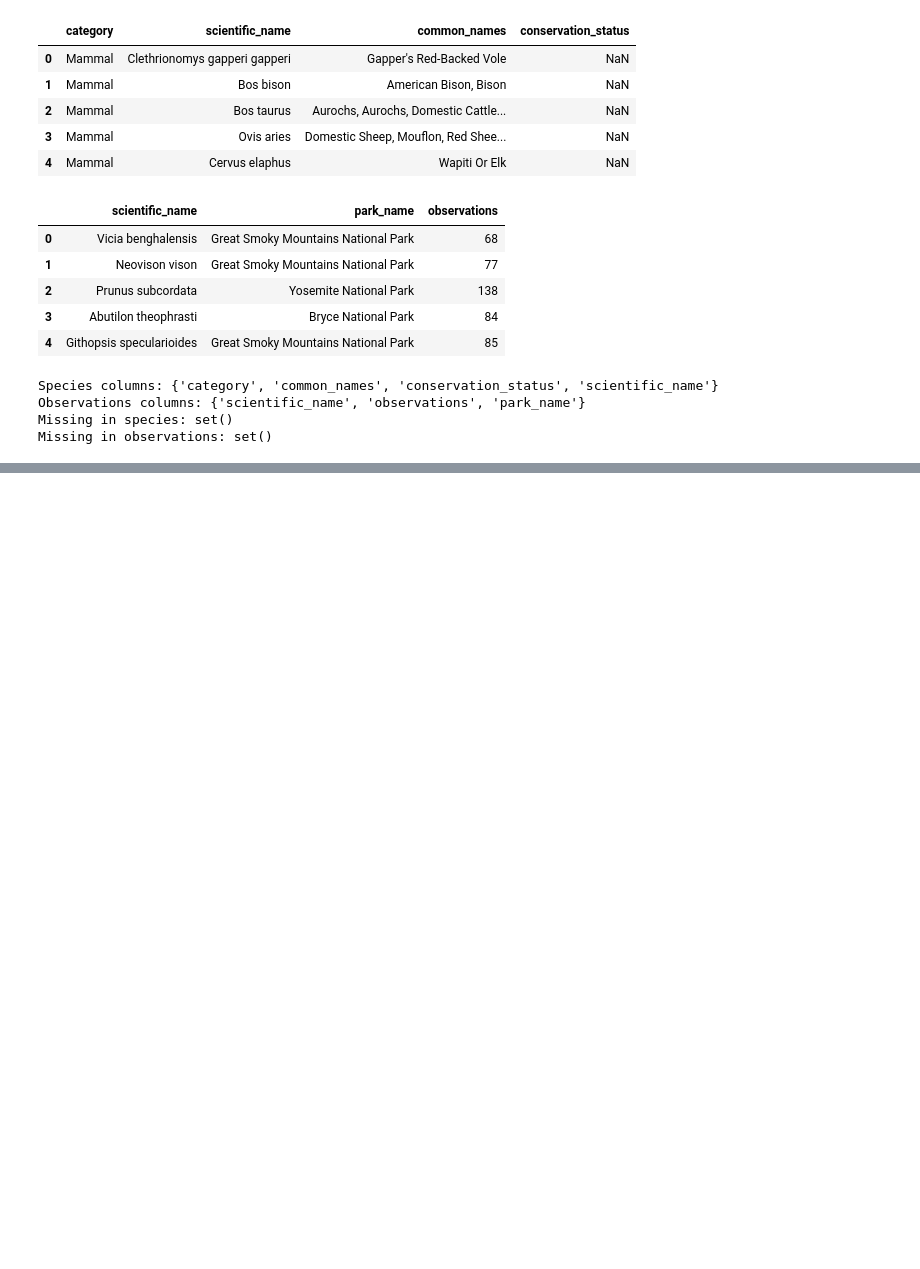
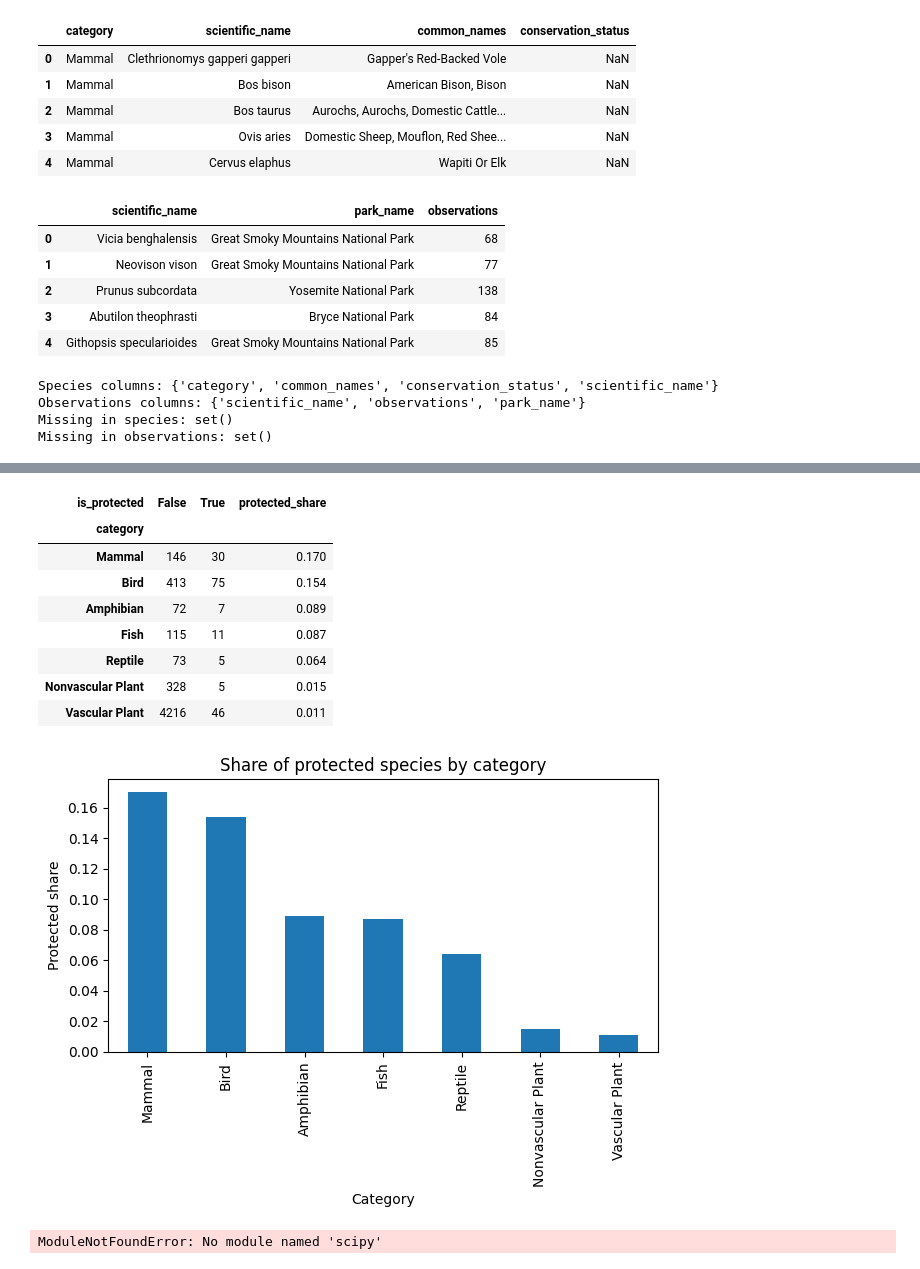
Before and after one commit to ad0wski/biodiversity-starter, a Jupyter notebook: biodiversity.ipynb, the cells around one changed output, grey strips where cells are left out. Drawn from its saved outputs; the diff is of its cells as text; code cells hidden in the pictures; blank space fills up the shorter version.

```diff
--- a/biodiversity.ipynb
+++ b/biodiversity.ipynb
@@ -269,0 +298,39 @@ Missing in observations: set()
+# %%
+cat_prot = (species
+            .groupby(["category","is_protected"])["scientific_name"]
+            .nunique().unstack(fill_value=0))
+cat_prot["protected_share"] = (cat_prot[True] / (cat_prot[True] + cat_prot[False])).round(3)
+
+display(cat_prot.sort_values("protected_share", ascending=False))
+
+cat_prot["protected_share"].sort_values(ascending=False).plot(kind="bar")
+plt.title("Share of protected species by category")
+plt.xlabel("Category")
+plt.ylabel("Protected share")
+plt.tight_layout()
+plt.show()
+# %% [output]
+| is_protected | False | True | protected_share |
+| category |  |  |  |
+| Mammal | 146 | 30 | 0.170 |
+| Bird | 413 | 75 | 0.154 |
+| Amphibian | 72 | 7 | 0.089 |
+| Fish | 115 | 11 | 0.087 |
+| Reptile | 73 | 5 | 0.064 |
+| Nonvascular Plant | 328 | 5 | 0.015 |
+| Vascular Plant | 4216 | 46 | 0.011 |
+[figure, added]
+# %%
+import pandas as pd
+from scipy.stats import chi2_contingency
+
+# tabela kontyngencji: kategoria × ochrona
+table = pd.crosstab(species["category"], species["is_protected"])
+chi2, p, dof, expected = chi2_contingency(table)
+
+print("Chi-squared:", round(chi2, 3))
+print("p-value:", p)
+print("Degrees of freedom:", dof)
+print("Significant at alpha=0.05?:", p < 0.05)
+# %% [output]
+ModuleNotFoundError: No module named 'scipy'
```
Also changed, not shown: parts of 8 cells of this notebook.
